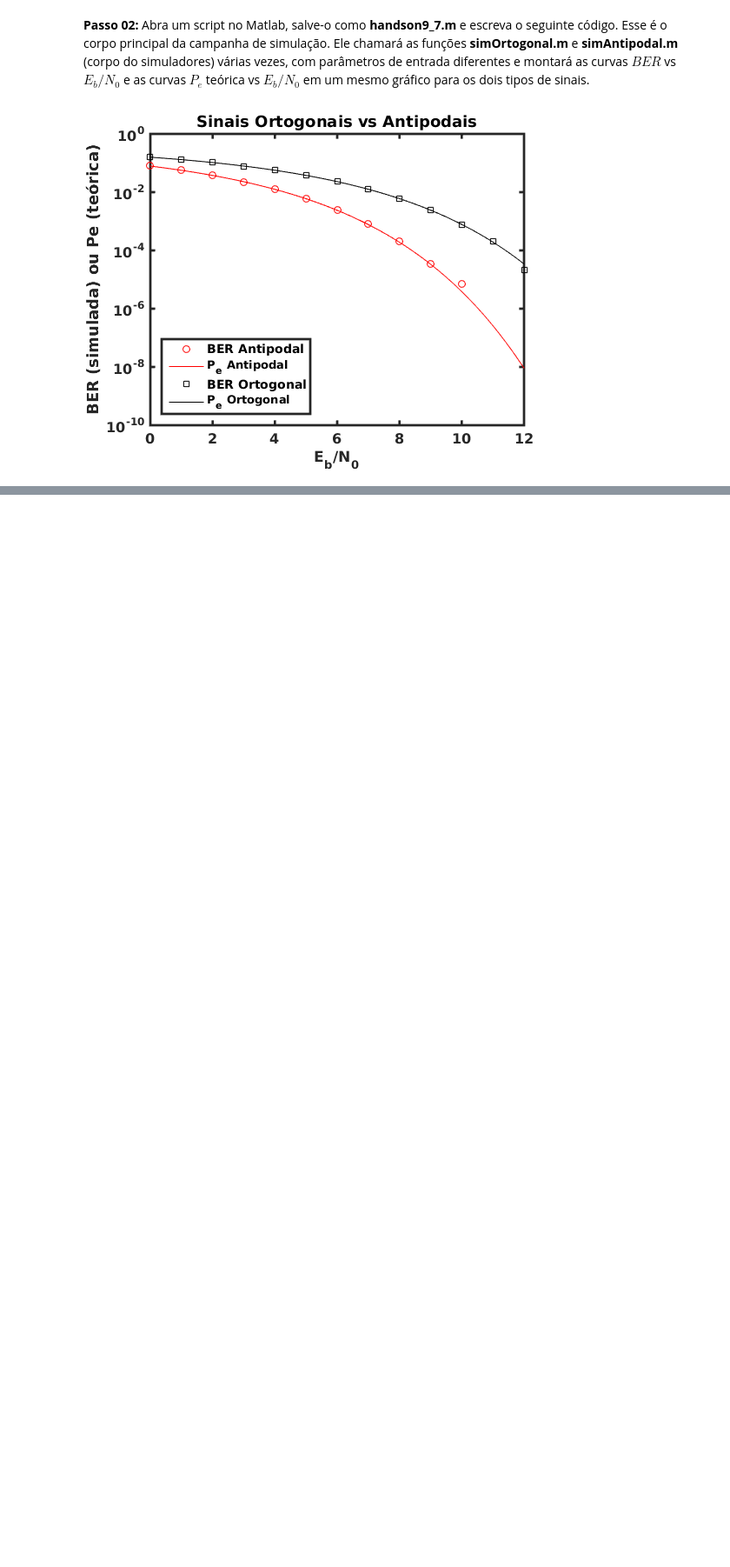
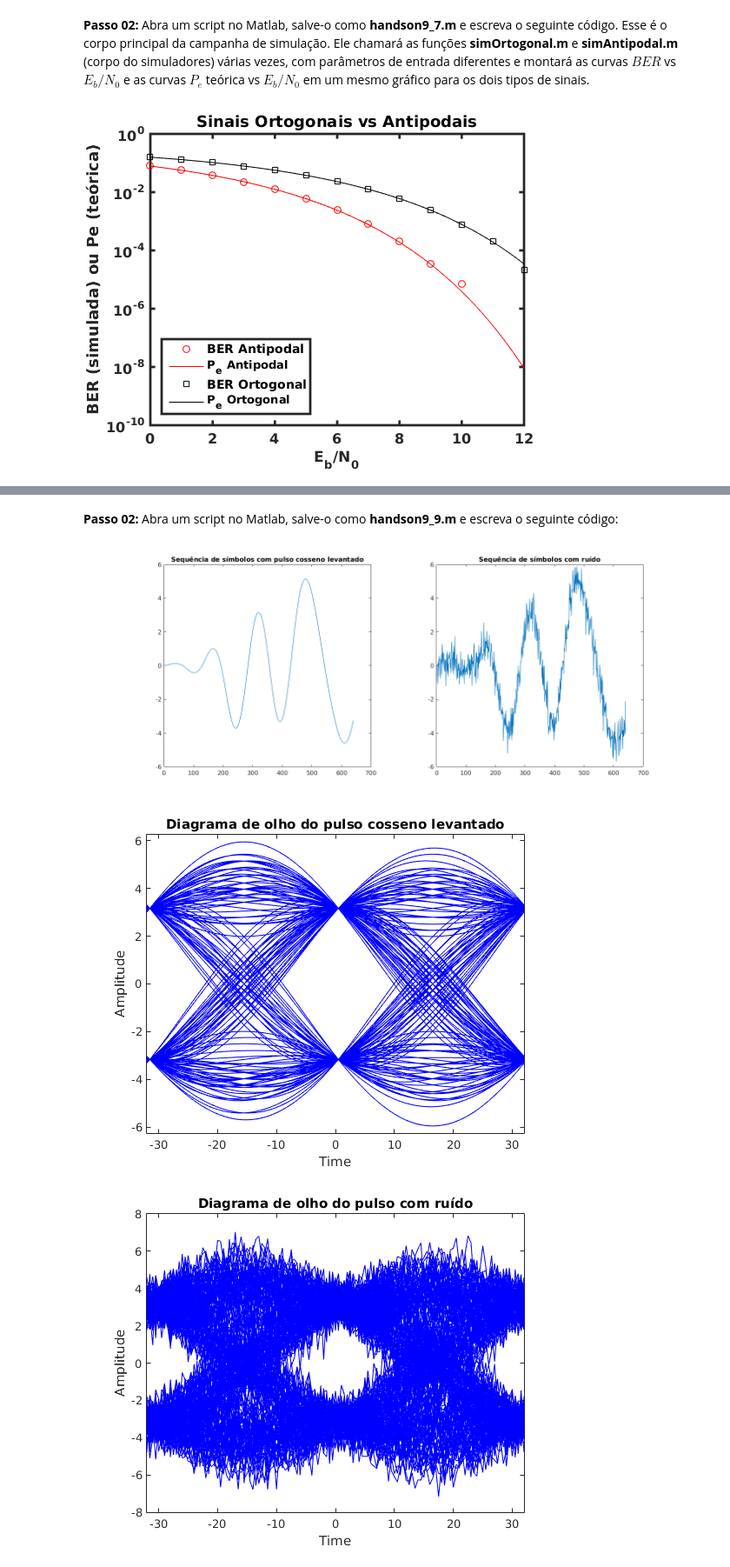
Before and after one commit to josemcast/DCO2004_LabPSC, a Jupyter notebook: h09.ipynb, the cells around one changed output, grey strips where cells are left out. Shown at 87% size. Drawn from its saved outputs; the diff is of its cells as text; code cells hidden in the pictures; blank space fills up the shorter version.

```diff
--- a/h09.ipynb
+++ b/h09.ipynb
@@ -1237,0 +1395,49 @@ Dados digitais posssuem um espectro amplo com um conteúdo de baixa frequência
+# %% [markdown]
+**Passo 02:** Abra um script no Matlab, salve-o como **handson9_9.m** e escreva o seguinte código:
+# %%
+close all;clc;clear all;
+% Parâmetros
+peSim = 64;                                        % Período do símbolo (amostras/símbolo)
+nsCL = 4;                                          % Número de símbolos o cosseno levantado se espalhará (ISI)
+EbNo_dB = 30;                                      % Eb/No da simulação (somente um valor)
+EbNo = 10^(EbNo_dB/10);                            % Eb/No em escala linear
+T = 0.1;                                           % Tempo de símbolo (duração do símbolo em seg/símbolo)
+Ts = T /(64);                                      % Tempo de amostragem do pulso (amostras/seg)
+roff = 0.25;                                       % Fator de decaimento do cosseno levantado
+nSimbs = 400;                                      % Número de símbolos transmitidos
+vtSim = 2*randi([0 1], 1, nSimbs)-1;               % Símbolos
+dup = upsample(vtSim,peSim);                       % Símbolos (sobreamostragem)
+hrc = sqrt(1/T)*rcosfir(roff, nsCL, peSim,1,'normal');
+yrcosAll = conv(dup,hrc);                          % Símbolos transmitidos com o cosseno levantado
+yrcos = yrcosAll(2*nsCL*peSim:end-2*nsCL*peSim+1); % Trem de pulso cosseno levantado
+%
+% Canal AWGN
+Eb = sum(hrc*hrc') / length(hrc);
+No = Eb/EbNo;
+vtN = sqrt(1/Ts*No/2)*randn(1, length(yrcosAll));
+% Sinal recebido com ruído AWGN
+yrcosAlln =  yrcosAll + vtN;
+yrcosn = yrcos + vtN(2*nsCL*peSim:end-2*nsCL*peSim+1);
+%
+% Diagrama de olho
+eyediagram(yrcosn, 2*peSim,peSim);                  % Diagrama de olho do cosseno levantado
+title('Diagrama de olho do pulso com ruído');
+eyediagram(yrcos, 2*peSim,peSim);                   % Diagrama de olho do cosseno levantado
+title('Diagrama de olho do pulso cosseno levantado');
+%
+% Configuração dos gráficos no tempo
+nSim2Plot = 10;                                     % Número de símbolos para o gráfico no tempo
+fig = figure;
+fig.PaperUnits = 'inches';
+fig.PaperPosition = [0 0 15 6];
+% gráfico pulso cosseno levantado
+subplot(1,2,1);
+plot(yrcosAll(1:nSim2Plot*peSim));
+title('Sequência de símbolos com pulso cosseno levantado');
+subplot(1,2,2);
+plot(yrcosAlln(1:nSim2Plot*peSim));
+title('Sequência de símbolos com ruído');
+# %% [output]
+[figure, added]
+[figure, added]
+[figure, added]
```
Also changed, not shown: parts of 12 cells of this notebook.
